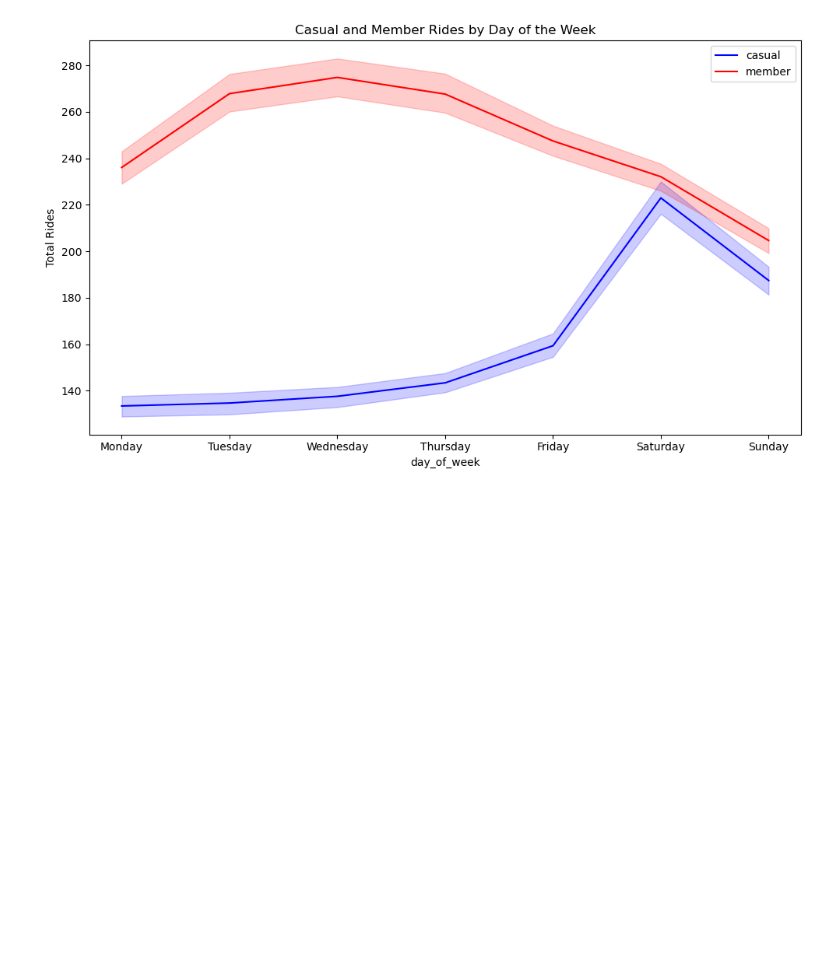
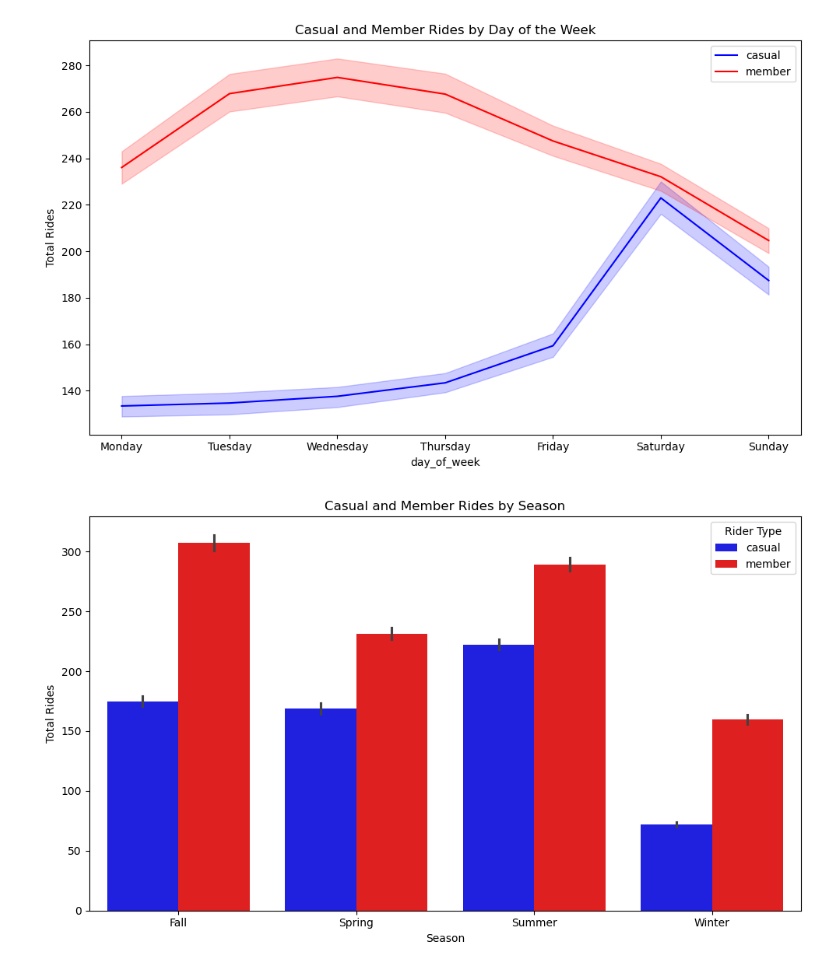
Before and after one commit to rakeshtparayil/capital_bike_share, a Jupyter notebook: capital_bike_share_hour.ipynb, the cells around one changed output. Cells and saved outputs as stored; diff of their text form; code cells hidden in the pictures; blank space fills up the shorter version.

Commit message:
plotting done

```diff
--- a/capital_bike_share_hour.ipynb
+++ b/capital_bike_share_hour.ipynb
@@ -464,3 +464,21 @@ plt.tight_layout()
 plt.show()
 # %% [output]
 [figure]
+# %%
+# Reshape the DataFrame for Seaborn (long format)
+bike_melted = bike_hourly_new.melt(id_vars=['season'], value_vars=['casual', 'member'],var_name='Rider Type', value_name='Total Rides')
+
+# Create a grouped bar plot
+plt.figure(figsize=(10, 6))
+sns.barplot(x='season', y='Total Rides', hue='Rider Type', data=bike_melted, palette=['blue', 'red'])
+
+# Customize the plot
+plt.title('Casual and Member Rides by Season')
+plt.xlabel('Season')
+plt.ylabel('Total Rides')
+plt.tight_layout()
+
+# Show the plot
+plt.show()
+# %% [output]
+[figure, added]
```
Also changed, not shown: parts of 3 cells of this notebook.
